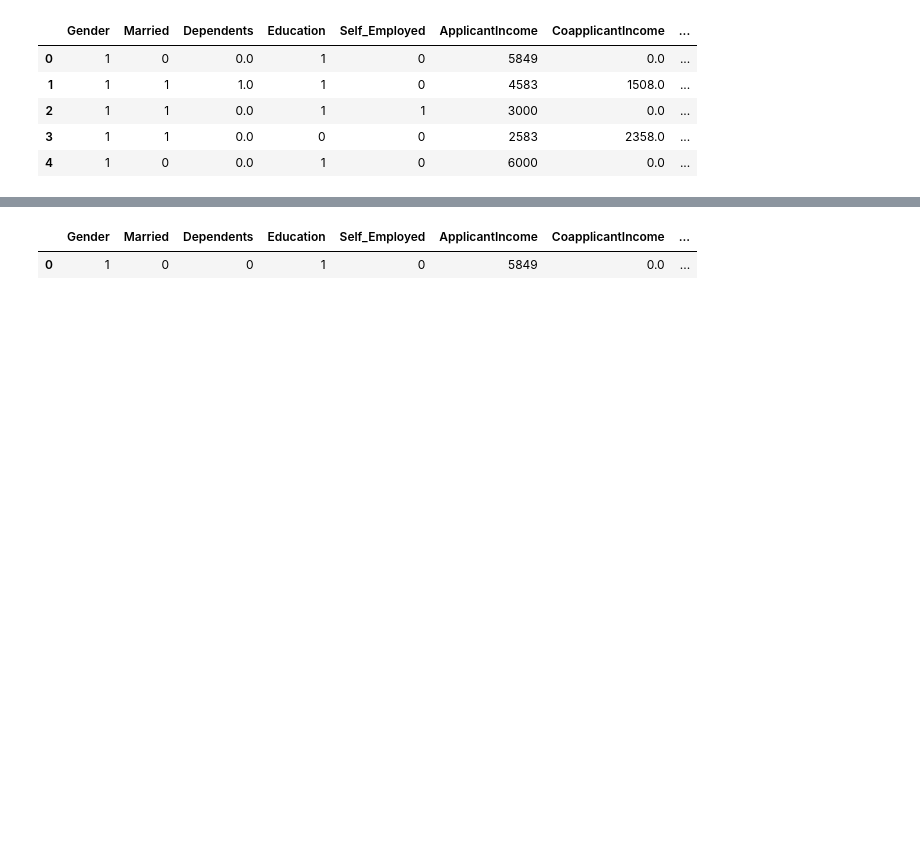
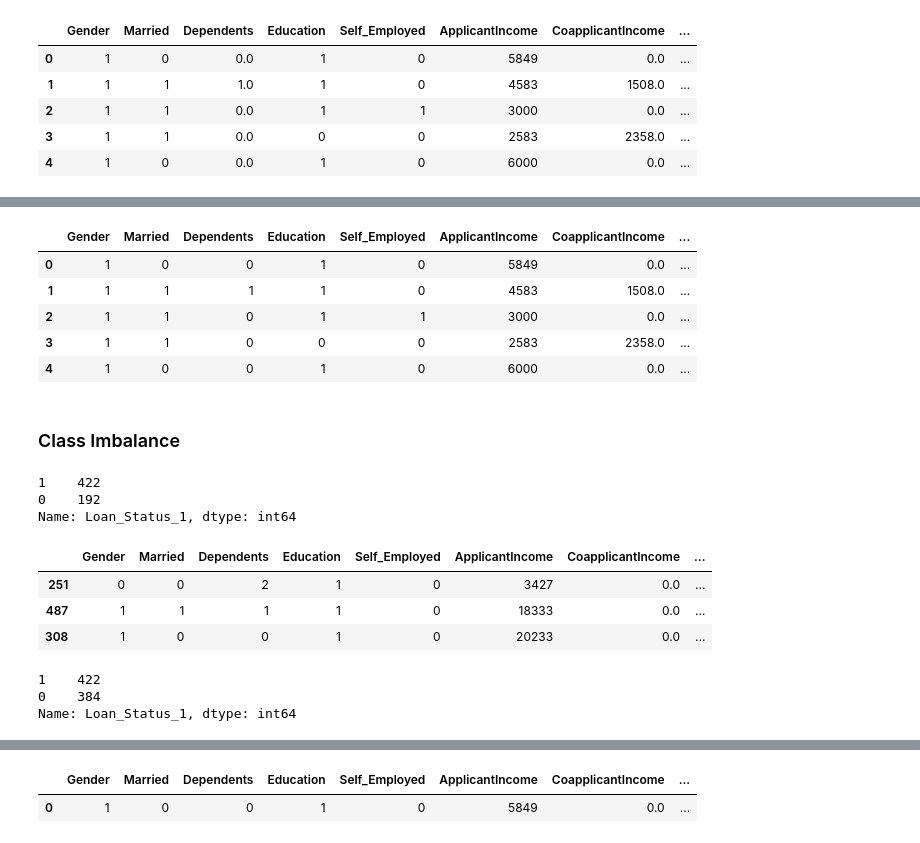
Before and after one commit to jebersabe/EDA-Projects, a Jupyter notebook: G7/Impute.ipynb, the cells around one changed output, grey strips where cells are left out. Saved outputs shown, nothing was run; the diff lists cells and outputs as text; code cells hidden in the pictures; blank space fills up the shorter version.

```diff
--- a/G7/Impute.ipynb
+++ b/G7/Impute.ipynb
@@ -139,3 +164,20 @@ def dummify(data, columns):
     return data
 # %%
 insurance = dummify(insurance,['Property_Area','Loan_Status'])
+# %%
+insurance.head()
+# %% [output]
+|  | Gender | Married | Dependents | Education | Self_Employed | ApplicantIncome | CoapplicantIncome | ... |
+| 0 | 1 | 0 | 0 | 1 | 0 | 5849 | 0.0 | ... |
+| 1 | 1 | 1 | 1 | 1 | 0 | 4583 | 1508.0 | ... |
+| 2 | 1 | 1 | 0 | 1 | 1 | 3000 | 0.0 | ... |
+| 3 | 1 | 1 | 0 | 0 | 0 | 2583 | 2358.0 | ... |
+| 4 | 1 | 0 | 0 | 1 | 0 | 6000 | 0.0 | ... |
+# %% [markdown]
+### Class Imbalance
+# %%
+insurance.Loan_Status_1.value_counts()
+# %% [output]
+1    422
+0    192
+Name: Loan_Status_1, dtype: int64
@@ -141,0 +186,7 @@ insurance = dummify(insurance,['Property_Area','Loan_Status'])
+# %%
+loan_stat_0.sample(3)
+# %% [output]
+|  | Gender | Married | Dependents | Education | Self_Employed | ApplicantIncome | CoapplicantIncome | ... |
+| 251 | 0 | 0 | 2 | 1 | 0 | 3427 | 0.0 | ... |
+| 487 | 1 | 1 | 1 | 1 | 0 | 18333 | 0.0 | ... |
+| 308 | 1 | 0 | 0 | 1 | 0 | 20233 | 0.0 | ... |
@@ -141,0 +195,6 @@ insurance = dummify(insurance,['Property_Area','Loan_Status'])
+# %%
+insurance_balanced.Loan_Status_1.value_counts()
+# %% [output]
+1    422
+0    384
+Name: Loan_Status_1, dtype: int64
```
Also changed, not shown: parts of 27 cells of this notebook, 3 other files.
